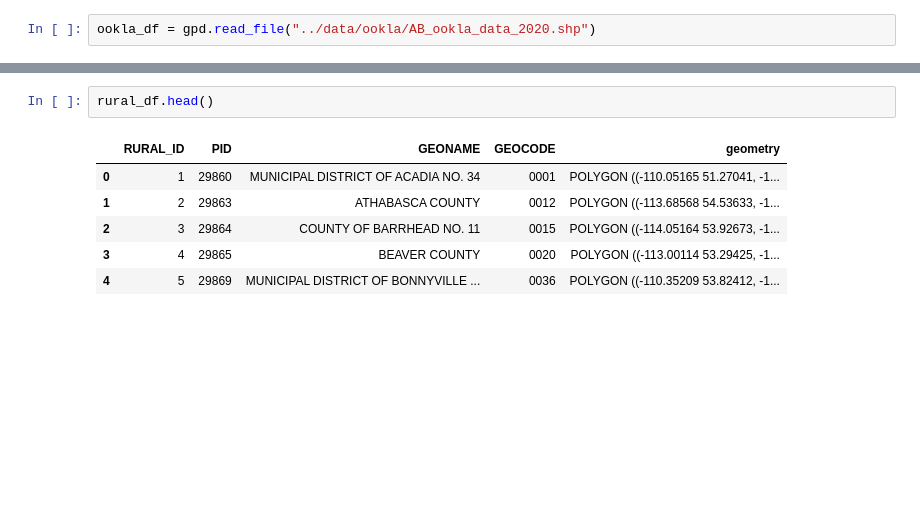
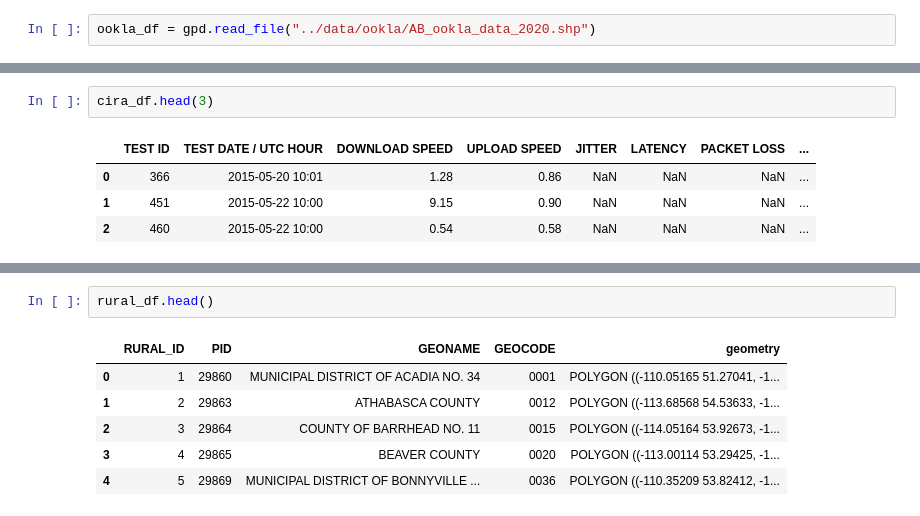
Before and after one commit to PeterFriedrich/bridge_the_gap, a Jupyter notebook: eda_and_research/chloropleth-maps-all-data.ipynb, the cells around one changed output, grey strips where cells are left out. Saved outputs shown, nothing was run; the diff lists cells and outputs as text; blank space fills up the shorter version.

```diff
--- a/eda_and_research/chloropleth-maps-all-data.ipynb
+++ b/eda_and_research/chloropleth-maps-all-data.ipynb
@@ -30,0 +57,7 @@ cira_df =
+# %%
+cira_df.head(3)
+# %% [output]
+|  | TEST ID | TEST DATE / UTC HOUR | DOWNLOAD SPEED | UPLOAD SPEED | JITTER | LATENCY | PACKET LOSS | ... |
+| 0 | 366 | 2015-05-20 10:01 | 1.28 | 0.86 | NaN | NaN | NaN | ... |
+| 1 | 451 | 2015-05-22 10:00 | 9.15 | 0.90 | NaN | NaN | NaN | ... |
+| 2 | 460 | 2015-05-22 10:00 | 0.54 | 0.58 | NaN | NaN | NaN | ... |
```
Also changed, not shown: parts of 24 cells of this notebook.
